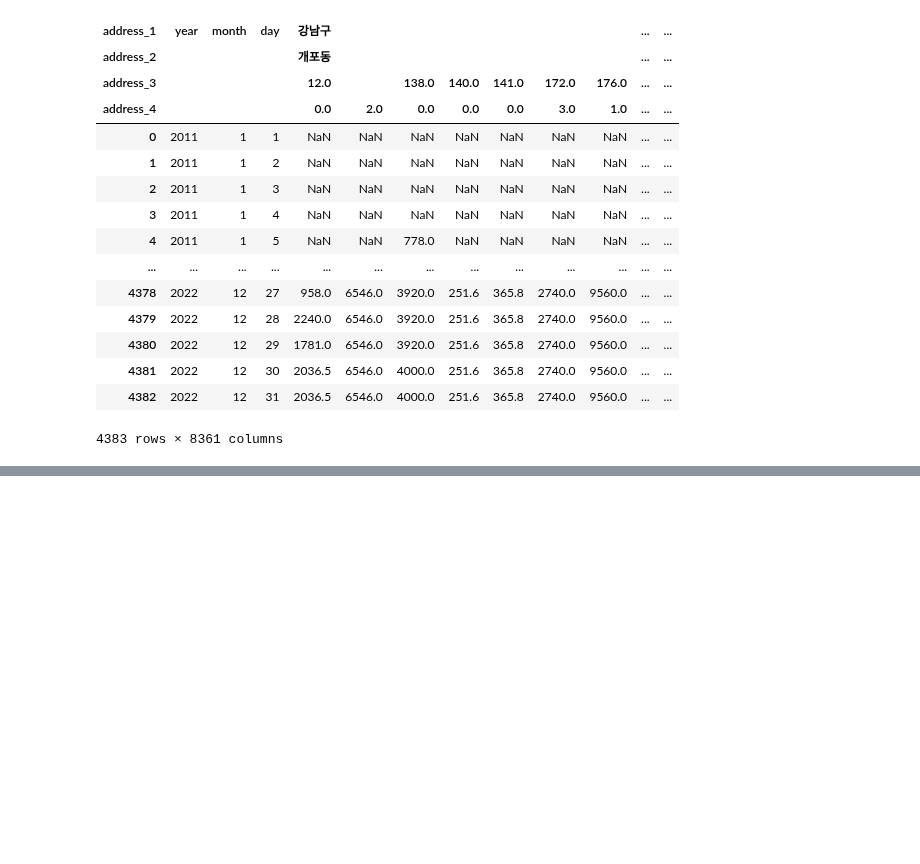
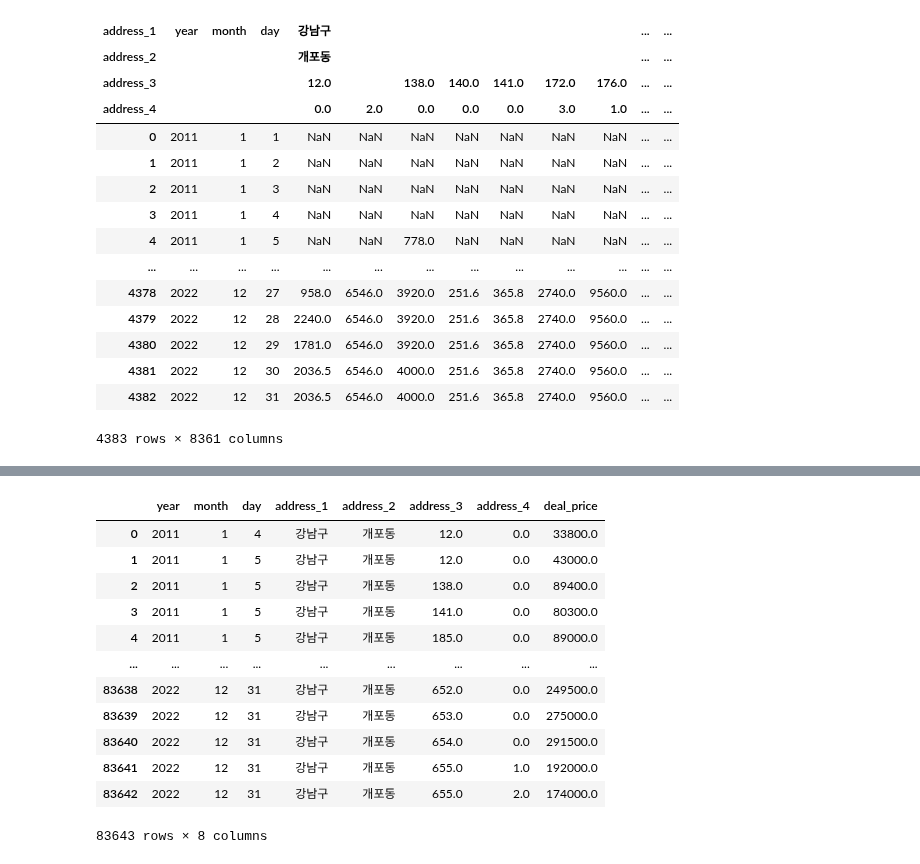
Before and after one commit to Ryong1998/house_price, a Jupyter notebook: handling_final_data.ipynb, the cells around one changed output, grey strips where cells are left out. Saved outputs shown, nothing was run; the diff lists cells and outputs as text; code cells hidden in the pictures; blank space fills up the shorter version.

```diff
--- a/handling_final_data.ipynb
+++ b/handling_final_data.ipynb
@@ -553,0 +671,5 @@ pivot_table_year_rent.to_csv('pivot_table_year_rent.csv',index=False)
+# %%
+# 컬럼이 많아서 문제가 되는것 같아서 컬럼을 잘라서 stack을 적용해보자
+# 컬럼 자른것 확인
+pivot_table_deal_part = pivot_table_deal.iloc[:,0:20]
+pivot_table_deal_part
@@ -553,0 +694,19 @@ pivot_table_year_rent.to_csv('pivot_table_year_rent.csv',index=False)
+# %%
+stack_deal_table =pivot_table_deal_part.stack(level=[0,1,2,3])
+stack_deal_table=stack_deal_table.reset_index()
+stack_deal_table.columns=['year','month','day','address_1','address_2','address_3','address_4','deal_price']
+stack_deal_table
+# %% [output]
+|  | year | month | day | address_1 | address_2 | address_3 | address_4 | deal_price |
+| 0 | 2011 | 1 | 4 | 강남구 | 개포동 | 12.0 | 0.0 | 33800.0 |
+| 1 | 2011 | 1 | 5 | 강남구 | 개포동 | 12.0 | 0.0 | 43000.0 |
+| 2 | 2011 | 1 | 5 | 강남구 | 개포동 | 138.0 | 0.0 | 89400.0 |
+| 3 | 2011 | 1 | 5 | 강남구 | 개포동 | 141.0 | 0.0 | 80300.0 |
+| 4 | 2011 | 1 | 5 | 강남구 | 개포동 | 185.0 | 0.0 | 89000.0 |
+| ... | ... | ... | ... | ... | ... | ... | ... | ... |
+| 83638 | 2022 | 12 | 31 | 강남구 | 개포동 | 652.0 | 0.0 | 249500.0 |
+| 83639 | 2022 | 12 | 31 | 강남구 | 개포동 | 653.0 | 0.0 | 275000.0 |
+| 83640 | 2022 | 12 | 31 | 강남구 | 개포동 | 654.0 | 0.0 | 291500.0 |
+| 83641 | 2022 | 12 | 31 | 강남구 | 개포동 | 655.0 | 1.0 | 192000.0 |
+| 83642 | 2022 | 12 | 31 | 강남구 | 개포동 | 655.0 | 2.0 | 174000.0 |
+83643 rows × 8 columns
```
Also changed, not shown: parts of 59 cells of this notebook, 1 other file.
